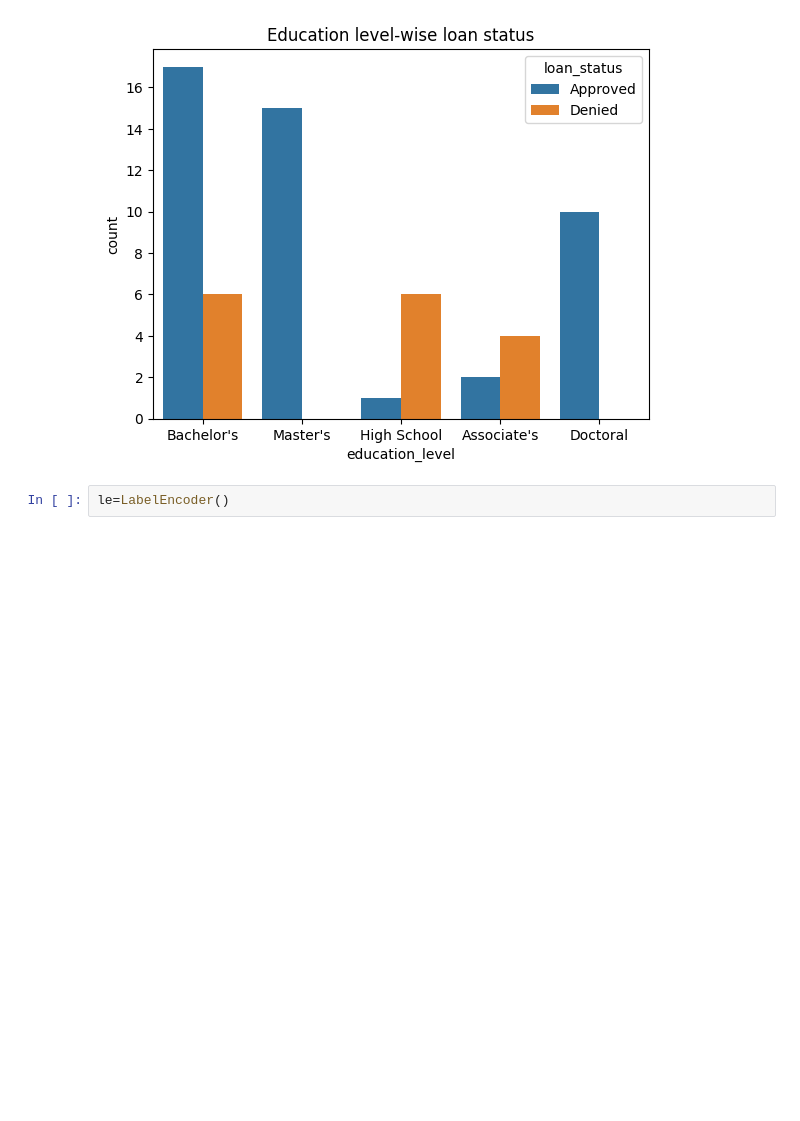
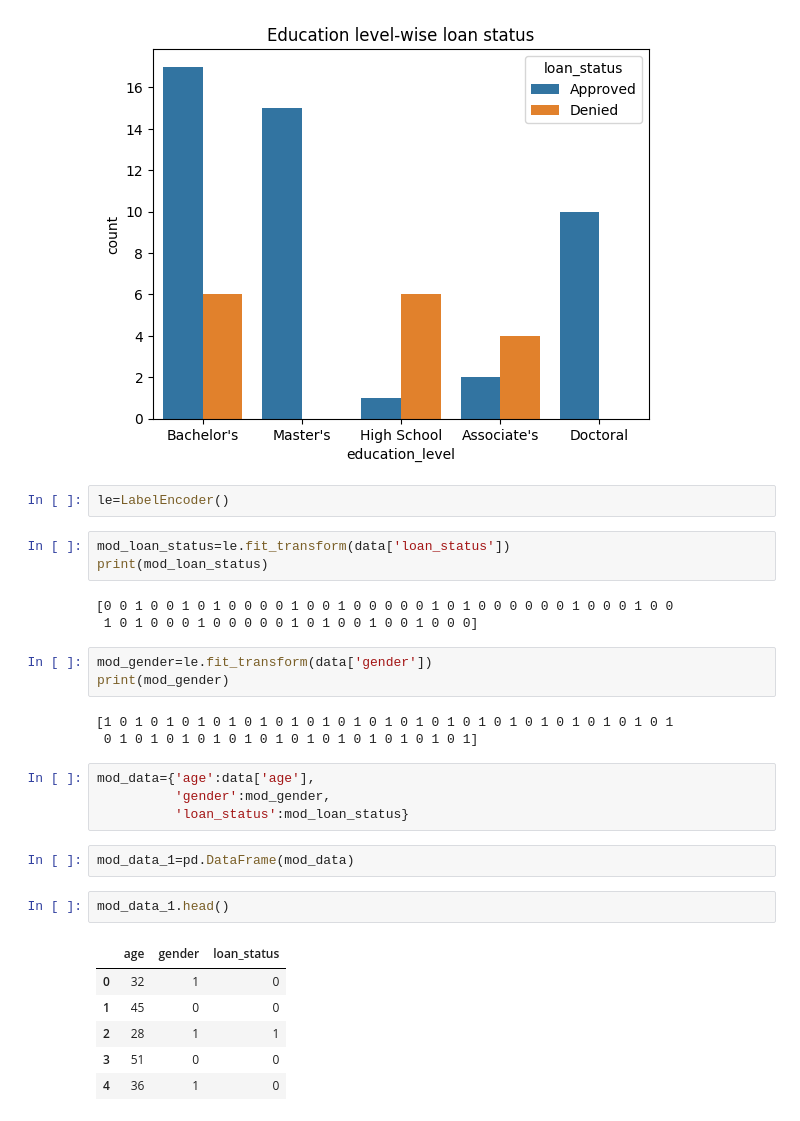
Before and after one commit to ankitg-02/loan-approval, a Jupyter notebook: loan_approval.ipynb, the cells around one changed output. Cells and saved outputs as stored; diff of their text form; blank space fills up the shorter version.

```diff
--- a/loan_approval.ipynb
+++ b/loan_approval.ipynb
@@ -143,3 +143,30 @@ plt.show()
 [figure]
 # %%
 le=LabelEncoder()
+# %%
+mod_loan_status=le.fit_transform(data['loan_status'])
+print(mod_loan_status)
+# %% [output]
+[0 0 1 0 0 1 0 1 0 0 0 0 1 0 0 1 0 0 0 0 0 1 0 1 0 0 0 0 0 0 1 0 0 0 1 0 0
+ 1 0 1 0 0 0 1 0 0 0 0 0 1 0 1 0 0 1 0 0 1 0 0 0]
+# %%
+mod_gender=le.fit_transform(data['gender'])
+print(mod_gender)
+# %% [output]
+[1 0 1 0 1 0 1 0 1 0 1 0 1 0 1 0 1 0 1 0 1 0 1 0 1 0 1 0 1 0 1 0 1 0 1 0 1
+ 0 1 0 1 0 1 0 1 0 1 0 1 0 1 0 1 0 1 0 1 0 1 0 1]
+# %%
+mod_data={'age':data['age'],
+          'gender':mod_gender,
+          'loan_status':mod_loan_status}
+# %%
+mod_data_1=pd.DataFrame(mod_data)
+# %%
+mod_data_1.head()
+# %% [output]
+|  | age | gender | loan_status |
+| 0 | 32 | 1 | 0 |
+| 1 | 45 | 0 | 0 |
+| 2 | 28 | 1 | 1 |
+| 3 | 51 | 0 | 0 |
+| 4 | 36 | 1 | 0 |
```
Also changed, not shown: parts of 1 cell of this notebook.
